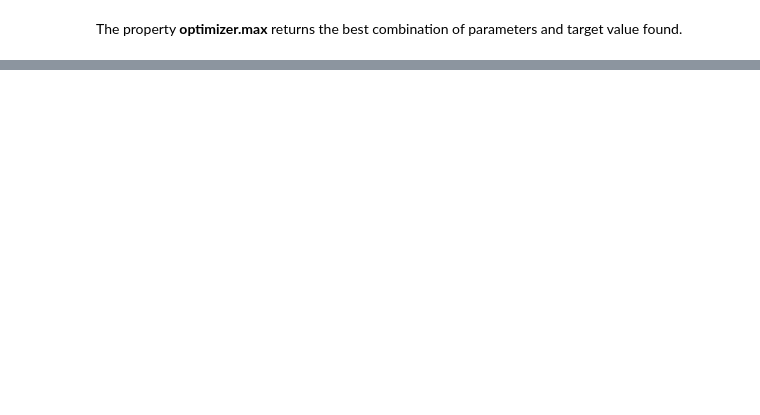
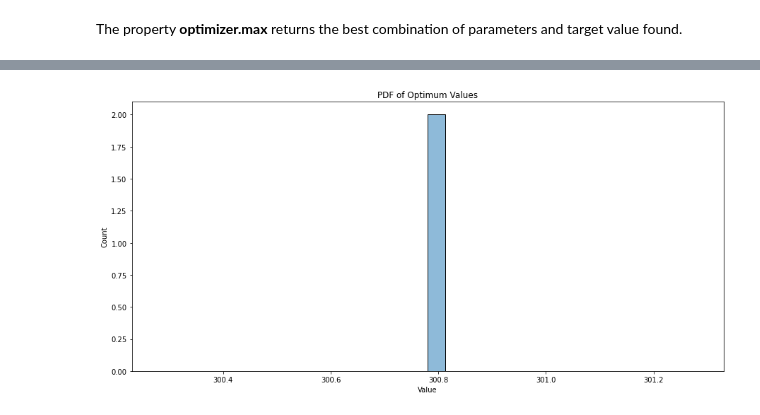
Before and after one commit to Optimistic-Optimizers/Black-Box-Optimization, a Jupyter notebook: Bayes_Opt.ipynb, the cells around one changed output, grey strips where cells are left out. Drawn from its saved outputs; the diff is of its cells as text; code cells hidden in the pictures; blank space fills up the shorter version.

```diff
--- a/Bayes_Opt.ipynb
+++ b/Bayes_Opt.ipynb
@@ -116,6 +141,9 @@ Iteration 19:
 # %%
-best_params = optimizer.max
-#found_x = best_params['x']
-#found_y = best_params['y']
-best_params
+best_params = optimizer.max["params"]
+
+found_x = best_params['x']
+found_y = best_params['y']
+
+print("Found x: {}, f: {}".format(found_x, (func(found_x, found_y))))
+print("Found y: {}, f: {}".format(found_y, (func(found_x, found_y))))
 # %% [output]
@@ -125,0 +158,26 @@ The property <strong>optimizer.max</strong> returns the best combination of para
+# %%
+x = []
+y = []
+z = []
+
+#pbounds = {'x': (-100, 100), 'y': (-100, 100)}
+
+for i in range(2):
+
+    optimizer = BayesianOptimization(f=func, pbounds=pbounds, random_state=0, verbose=2)
+    optimizer.maximize(init_points=5, n_iter=10)
+    # End iteration code;
+
+    # "best_params" is a variable to save the x and y values for the optimized solution, similar to optimize.max:
+    best_params = optimizer.max["params"]
+    found_x = best_params['x']
+    found_y = best_params['y']
+    print("Found x: {}, f: {}".format(found_x, (func(found_x, found_y))))
+    print("Found y: {}, f: {}".format(found_y, (func(found_x, found_y))))
+    x.append(found_x)
+    y.append(found_y)
+    z.append(func(found_x, found_y))
+    if i%10 == 0:
+        print(i)
+    else:
+        pass
@@ -126,3 +205,12 @@ The property <strong>optimizer.max</strong> returns the best combination of para
+# %%
+fig, ax = plt.subplots(figsize=(15,7))
+p = sns.histplot(z, bins = 30, kde=True, legend = True,)
+ax.set_title('PDF of Optimum Values')
+ax.set_xlabel('Value')
+ax.set_ylabel('Count')
+plt.show()
+# %% [output]
+[figure, added]
 # %%
 print(optimizer.max)
 # %% [output]
```
Also changed, not shown: parts of 19 cells of this notebook.
